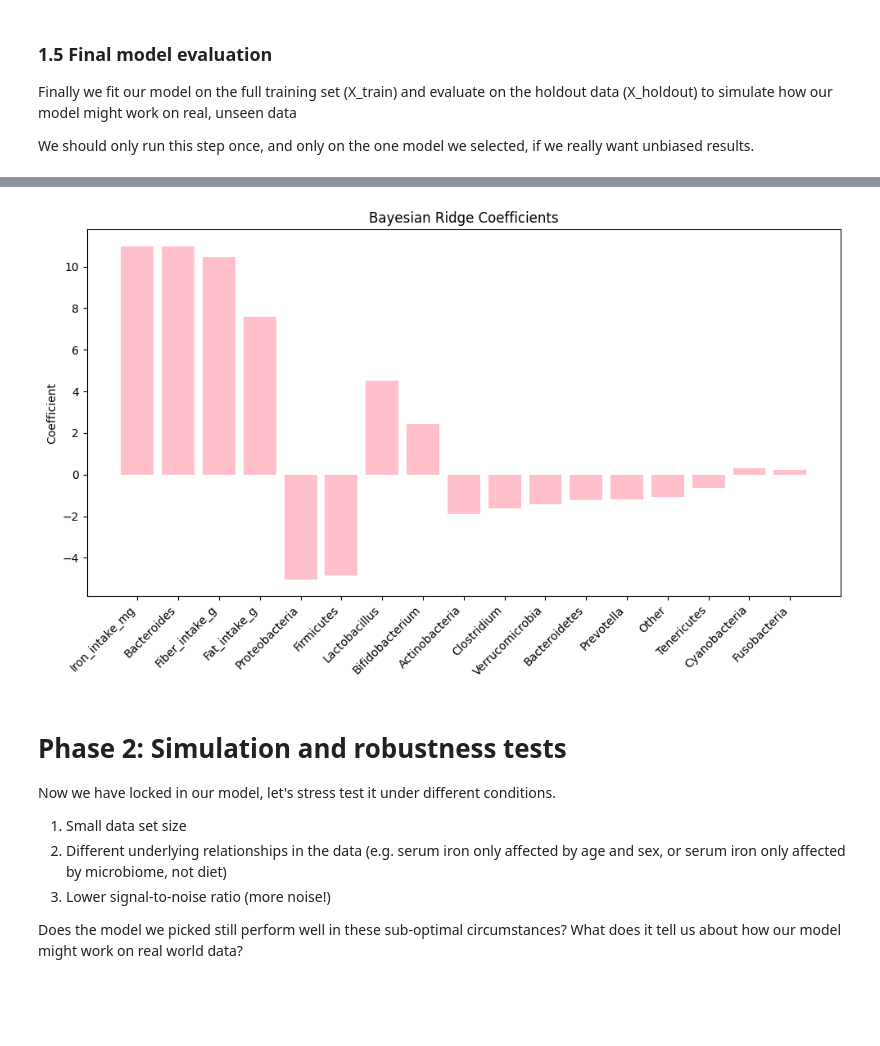
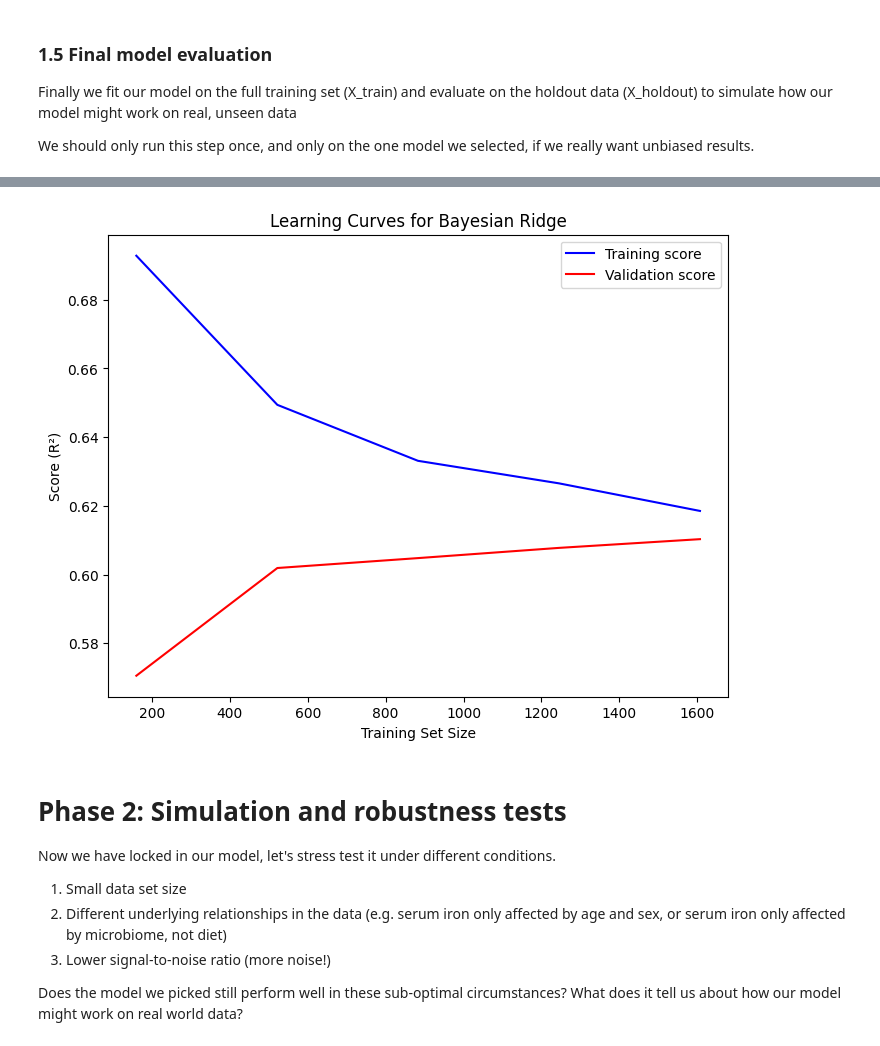
Before and after one commit to mariaponomarova/ML_project, a Jupyter notebook: experiments.ipynb, the cells around one changed output, grey strips where cells are left out. Cells and saved outputs as stored; diff of their text form; code cells hidden in the pictures; blank space fills up the shorter version.

```diff
--- a/experiments.ipynb
+++ b/experiments.ipynb
@@ -310,9 +341,10 @@ Finally we fit our model on the full training set (X_train) and evaluate on the
 We should only run this step once, and only on the one model we selected, if we really want unbiased results.
 # %%
 # Final model
-final_pipeline = make_pipeline(StandardScaler(), BayesianRidge(
-    alpha_1=1e-6, alpha_2=1e-4, lambda_1=1e-4, lambda_2=1e-6
-))
+alpha_1 = 1e-06
+alpha_2 = 1.0
+
+final_pipeline = make_pipeline(StandardScaler(), BayesianRidge(alpha_1=alpha_1, alpha_2=alpha_2))
 final_pipeline.fit(X_train, y_train)
 
 # Predict on holdout
@@ -369,18 +401,21 @@ coef_df
 | 12 | Tenericutes | -0.644445 |
 | 5 | Cyanobacteria | 0.291932 |
 | 7 | Fusobacteria | 0.217463 |
-# %%
-import matplotlib.pyplot as plt
-
-plt.figure(figsize=(10,6))
-plt.bar(coef_df['Feature'], coef_df['Coefficient'], color='pink')
-plt.xticks(rotation=45, ha='right')
-plt.ylabel('Coefficient')
-plt.title('Bayesian Ridge Coefficients')
-plt.tight_layout()
-plt.show()
-# %% [output]
-[figure, removed]
+# %%
+from sklearn.model_selection import learning_curve
+
+train_sizes, train_scores, valid_scores = learning_curve(final_pipeline, X_train, y_train, cv=5)
+
+plt.figure(figsize=(8,6))
+plt.plot(train_sizes, train_scores.mean(axis=1), label="Training score", color='blue')
+plt.plot(train_sizes, valid_scores.mean(axis=1), label="Validation score", color='red')
+plt.xlabel("Training Set Size")
+plt.ylabel("Score (R²)")
+plt.title("Learning Curves for Bayesian Ridge")
+plt.legend()
+plt.show()
+# %% [output]
+[figure, added]
 # %% [markdown]
 # Phase 2: Simulation and robustness tests
 
```
Also changed, not shown: parts of 6 cells of this notebook.
